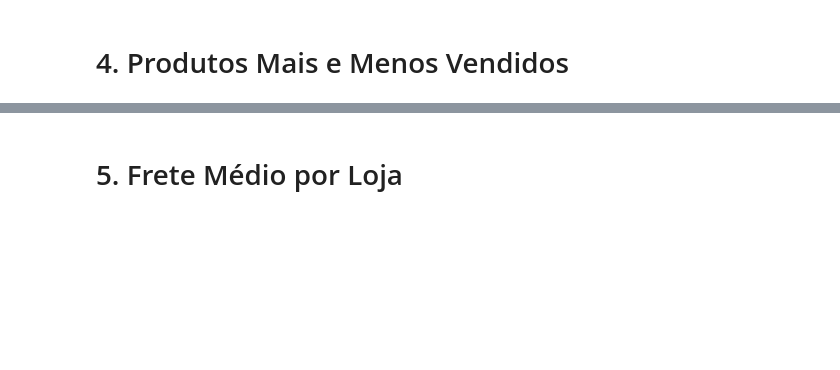
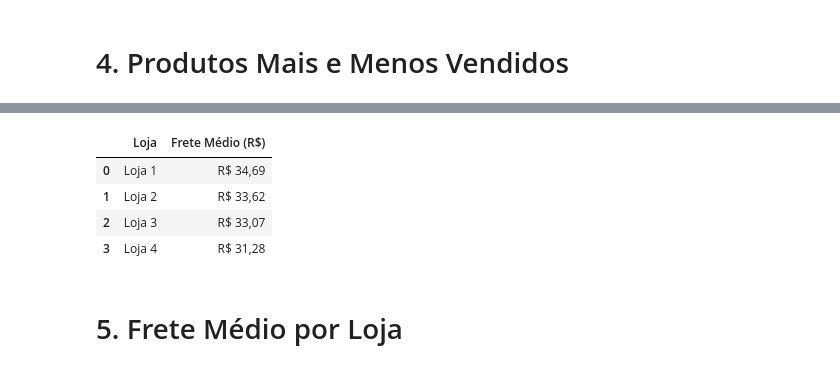
Before and after one commit to Mega-737/Amigo-Secreto-Challenge-, a Jupyter notebook: AluraStoreBr.ipynb, the cells around one changed output, grey strips where cells are left out. Drawn from its saved outputs; the diff is of its cells as text; code cells hidden in the pictures; blank space fills up the shorter version.

```diff
--- a/AluraStoreBr.ipynb
+++ b/AluraStoreBr.ipynb
@@ -158,2 +208,29 @@ df_avaliacoes
+# %%
+# Lista com os DataFrames e nomes das lojas
+lojas = [loja_1, loja_2, loja_3, loja_4]
+nomes = ['Loja 1', 'Loja 2', 'Loja 3', 'Loja 4']
+
+# Calculando o frete médio
+fretes_medios = [df['Frete'].mean() for df in lojas]
+# %%
+# Criando o DataFrame
+df_frete = pd.DataFrame({
+    'Loja': nomes,
+    'Frete Médio': fretes_medios
+})
+# %%
+# Formatando em R$ com 2 casas decimais e separador brasileiro
+df_frete['Frete Médio (R$)'] = df_frete['Frete Médio'].apply(
+    lambda x: f"R$ {x:,.2f}".replace(",", "X").replace(".", ",").replace("X", ".")
+)
+# %%
+# Exibindo o resultado
+df_frete[['Loja', 'Frete Médio (R$)']]
+# %% [output]
+|  | Loja | Frete Médio (R$) |
+| 0 | Loja 1 | R$ 34,69 |
+| 1 | Loja 2 | R$ 33,62 |
+| 2 | Loja 3 | R$ 33,07 |
+| 3 | Loja 4 | R$ 31,28 |
 # %% [markdown]
 # 5. Frete Médio por Loja
```
Also changed, not shown: parts of 4 cells of this notebook.
